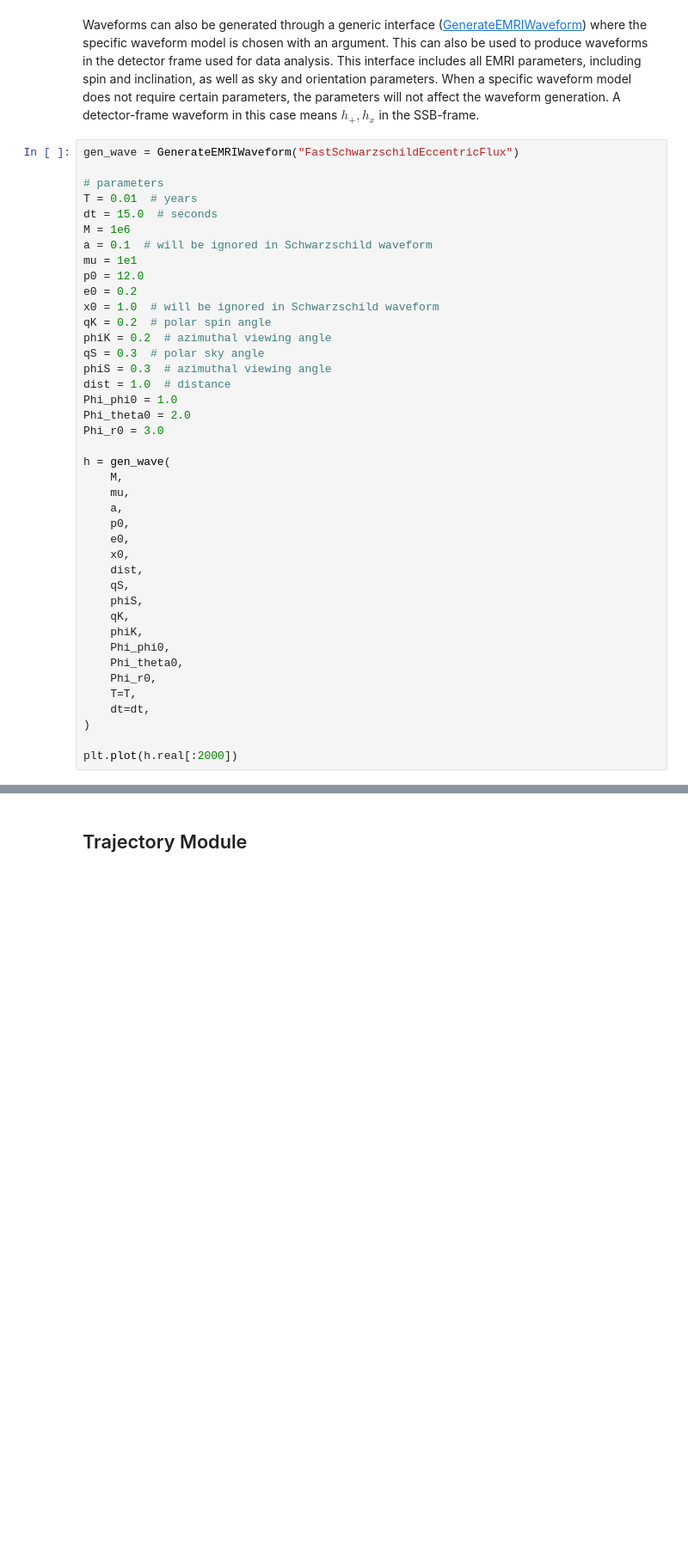
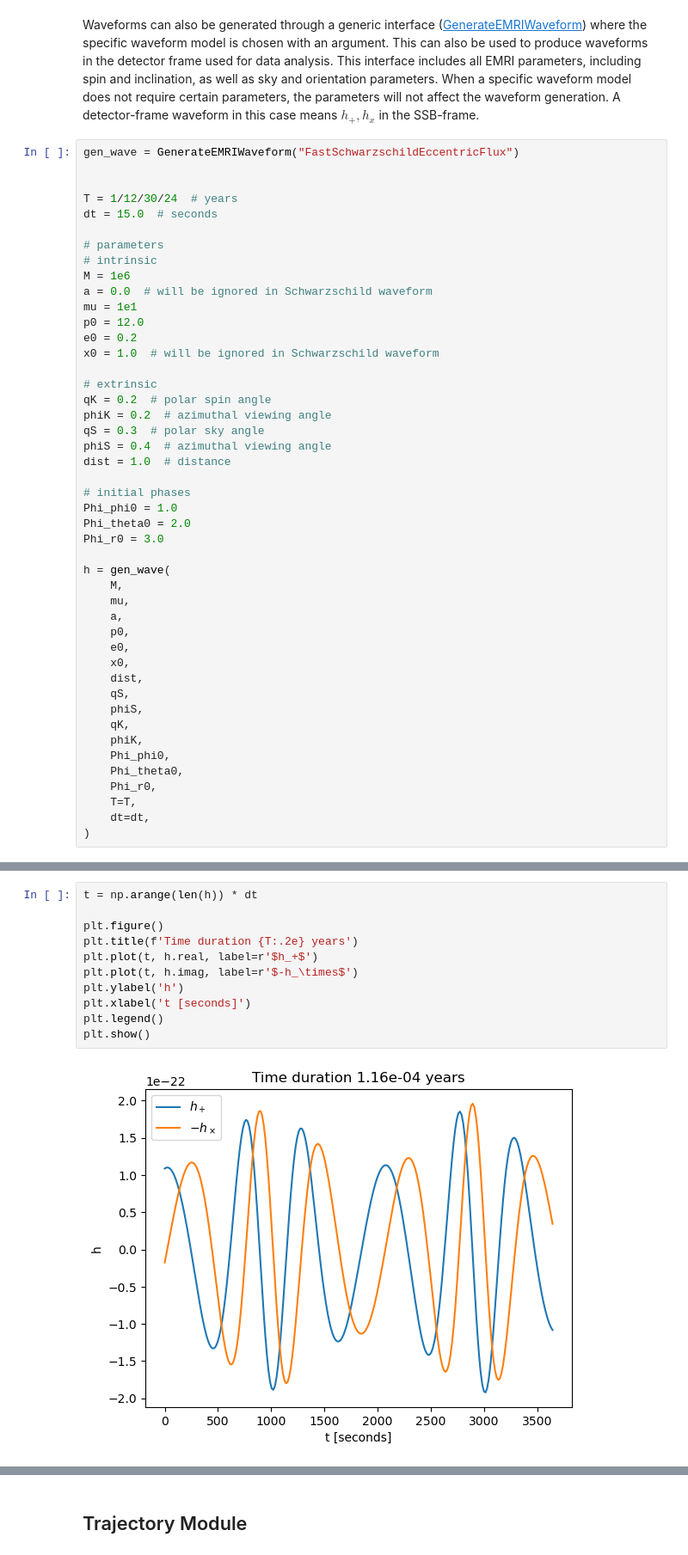
Before and after one commit to lorenzsp/GRAPPA_EMRI_tutorial, a Jupyter notebook: Grappa_tutorial.ipynb, the cells around one changed output, grey strips where cells are left out. Shown at 86% size. Drawn from its saved outputs; the diff is of its cells as text; blank space fills up the shorter version.

```diff
--- a/Grappa_tutorial.ipynb
+++ b/Grappa_tutorial.ipynb
@@ -251,20 +140,27 @@ Waveforms can also be generated through a generic interface ([GenerateEMRIWavefo
 # %%
 gen_wave = GenerateEMRIWaveform("FastSchwarzschildEccentricFlux")
 
+
+T = 1/12/30/24  # years
+dt = 15.0  # seconds
+
 # parameters
-T = 0.01  # years
-dt = 15.0  # seconds
+# intrinsic
 M = 1e6
-a = 0.1  # will be ignored in Schwarzschild waveform
+a = 0.0  # will be ignored in Schwarzschild waveform
 mu = 1e1
 p0 = 12.0
 e0 = 0.2
 x0 = 1.0  # will be ignored in Schwarzschild waveform
+
+# extrinsic
 qK = 0.2  # polar spin angle
 phiK = 0.2  # azimuthal viewing angle
 qS = 0.3  # polar sky angle
-phiS = 0.3  # azimuthal viewing angle
+phiS = 0.4  # azimuthal viewing angle
 dist = 1.0  # distance
+
+# initial phases
 Phi_phi0 = 1.0
 Phi_theta0 = 2.0
 Phi_r0 = 3.0
@@ -287,5 +183,3 @@ h = gen_wave(
     T=T,
     dt=dt,
 )
-
-plt.plot(h.real[:2000])
@@ -366,0 +186,13 @@ Mismatch: 2.308998239264337e-05
+# %%
+t = np.arange(len(h)) * dt
+
+plt.figure()
+plt.title(f'Time duration {T:.2e} years')
+plt.plot(t, h.real, label=r'$h_+$')
+plt.plot(t, h.imag, label=r'$-h_\times$')
+plt.ylabel('h')
+plt.xlabel('t [seconds]')
+plt.legend()
+plt.show()
+# %% [output]
+[figure, added]
```
Also changed, not shown: parts of 92 cells of this notebook, 1 other file.
